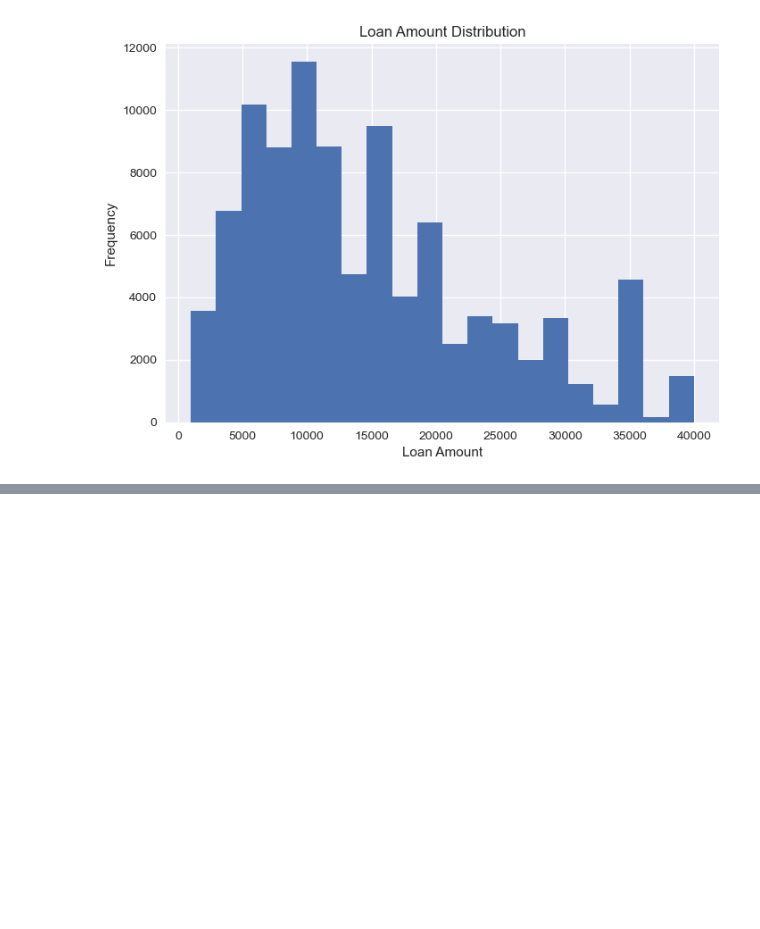
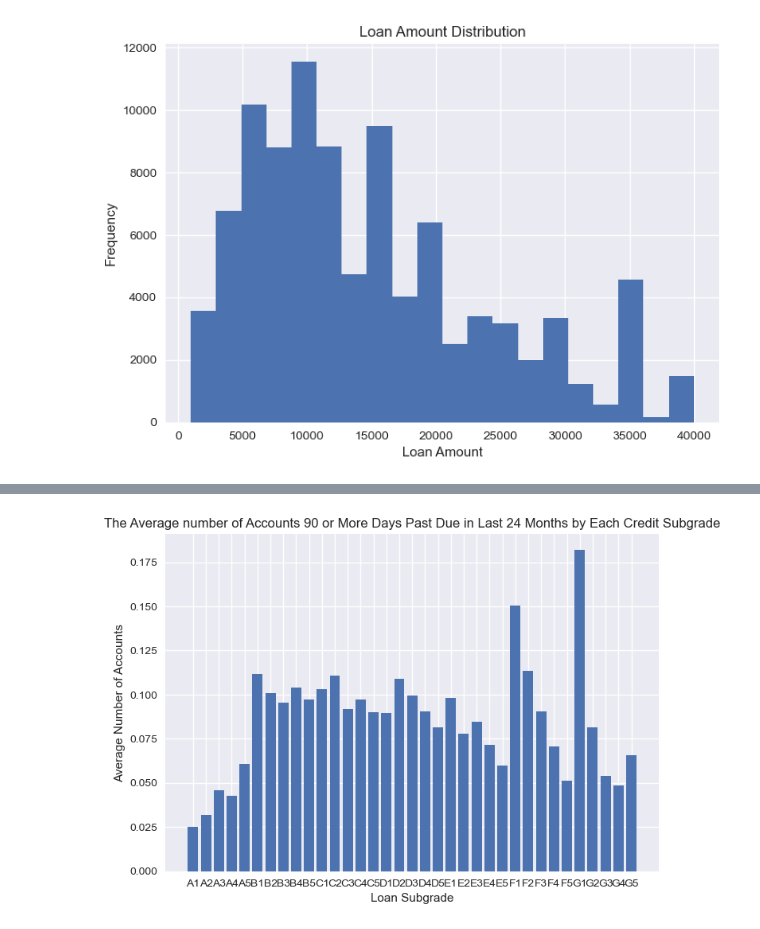
Before and after one commit to lerguan/mortgage-analysis, a Jupyter notebook: Untitled.ipynb, the cells around one changed output, grey strips where cells are left out. Cells and saved outputs as stored; diff of their text form; code cells hidden in the pictures; blank space fills up the shorter version.

```diff
--- a/Untitled.ipynb
+++ b/Untitled.ipynb
@@ -119,0 +136,8 @@ plt.hist(df['installment'], bins=20);
+# %%
+# looking for the percentage of past due loans numbers in each loan subgrades.
+plt.xlabel('Loan Subgrade')
+plt.ylabel('Average Number of Accounts')
+plt.title('The Average number of Accounts 90 or More Days Past Due in Last 24 Months by Each Credit Subgrade')
+plt.bar(x=df.groupby('sub_grade').count().index, height=df.groupby('sub_grade').mean().num_tl_90g_dpd_24m);
+# %% [output]
+[figure, added]
```
Also changed, not shown: parts of 17 cells of this notebook.
